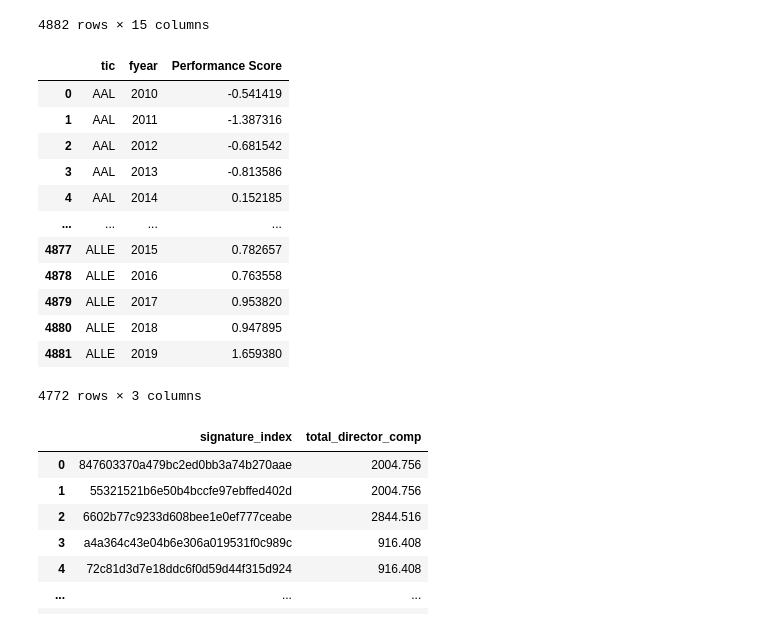
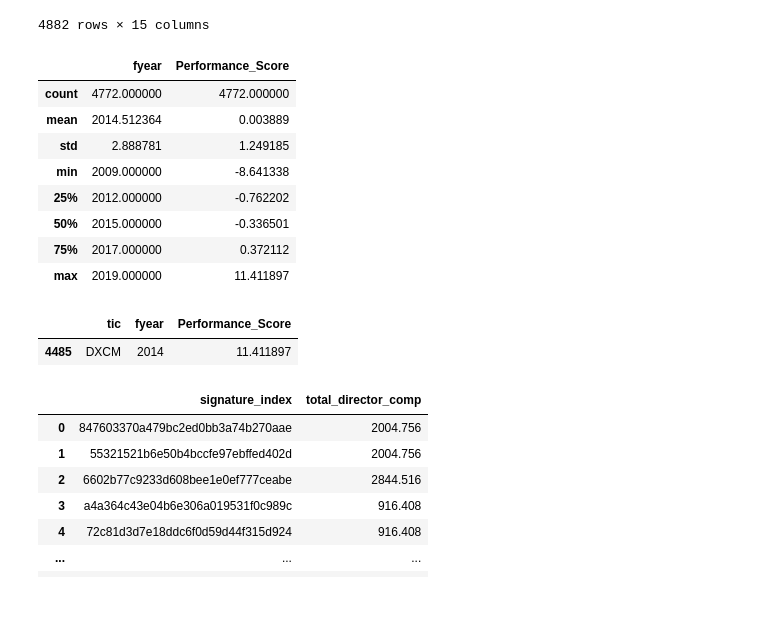
Before and after one commit to tobeybill/TISATAFL, a Jupyter notebook: CorrelationCreation.ipynb, the cells around one changed output. Saved outputs shown, nothing was run; the diff lists cells and outputs as text; code cells hidden in the pictures; blank space fills up the shorter version.

```diff
--- a/CorrelationCreation.ipynb
+++ b/CorrelationCreation.ipynb
@@ -171,24 +177,25 @@ performance_score
 | 4881 | 0.300377 | -0.000169 | 0.023832 | 0.003670 | -0.000140 | 0.131192 | -0.026314 | -0.045078 | -0.016180 | 1.317961 | ... |
 4882 rows × 15 columns
 # %%
-scores_df['Performance Score'] = performance_score['Performance Score']
+scores_df['Performance_Score'] = performance_score['Performance Score']
 # %%
 scores_df.drop_duplicates()
-scores_df
+scores_df.describe()
 # %% [output]
-|  | tic | fyear | Performance Score |
-| 0 | AAL | 2010 | -0.541419 |
-| 1 | AAL | 2011 | -1.387316 |
-| 2 | AAL | 2012 | -0.681542 |
-| 3 | AAL | 2013 | -0.813586 |
-| 4 | AAL | 2014 | 0.152185 |
-| ... | ... | ... | ... |
-| 4877 | ALLE | 2015 | 0.782657 |
-| 4878 | ALLE | 2016 | 0.763558 |
-| 4879 | ALLE | 2017 | 0.953820 |
-| 4880 | ALLE | 2018 | 0.947895 |
-| 4881 | ALLE | 2019 | 1.659380 |
+|  | fyear | Performance_Score |
+| count | 4772.000000 | 4772.000000 |
+| mean | 2014.512364 | 0.003889 |
+| std | 2.888781 | 1.249185 |
+| min | 2009.000000 | -8.641338 |
+| 25% | 2012.000000 | -0.762202 |
+| 50% | 2015.000000 | -0.336501 |
+| 75% | 2017.000000 | 0.372112 |
+| max | 2019.000000 | 11.411897 |
-4772 rows × 3 columns
+# %%
+scores_df.query('Performance_Score >= 11')
+# %% [output]
+|  | tic | fyear | Performance_Score |
+| 4485 | DXCM | 2014 | 11.411897 |
 # %%
 small_bod_df = pd.read_csv('Saved/small_bod_df.csv')
 small_ceo_df = pd.read_csv('Saved/small_ceo_df.csv')
```
Also changed, not shown: parts of 14 cells of this notebook, 1 other file.
